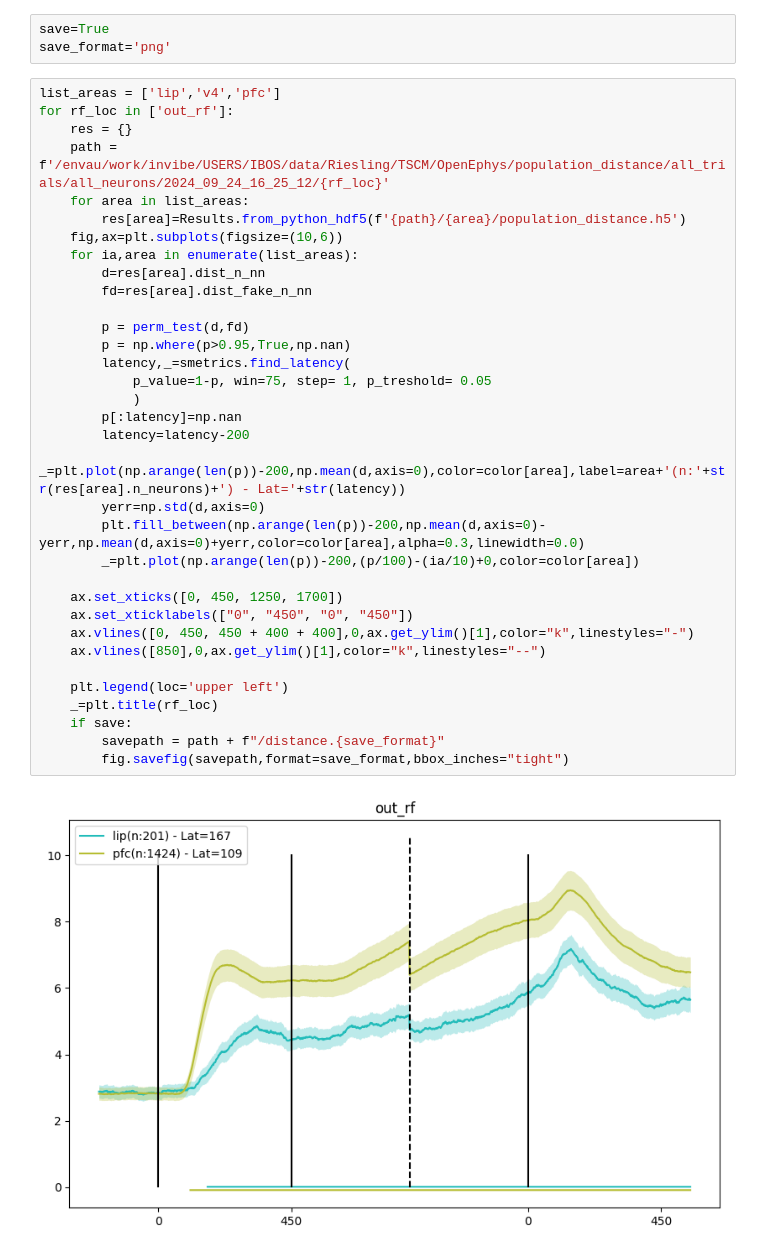
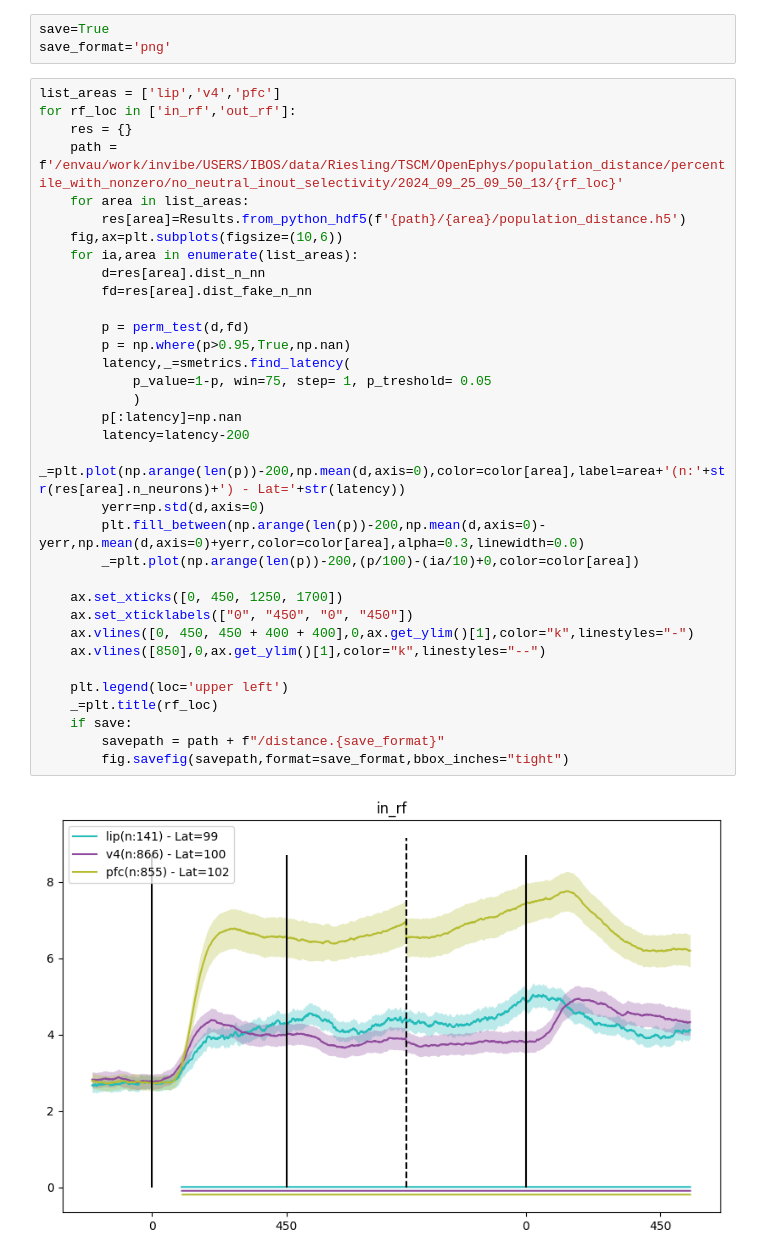
Before and after one commit to Ibos-lab/Users, a Jupyter notebook: losadac/population_distance/latencies_plots.ipynb, the cells around one changed output. Saved outputs shown, nothing was run; the diff lists cells and outputs as text.

Commit message:
wip: cosine distance

```diff
--- a/losadac/population_distance/latencies_plots.ipynb
+++ b/losadac/population_distance/latencies_plots.ipynb
@@ -60,37 +60,37 @@ save=True
 save_format='png'
 # %%
 list_areas = ['lip','v4','pfc']
-for rf_loc in ['out_rf']:
+for rf_loc in ['in_rf','out_rf']:
     res = {}
-    path = f'/envau/work/invibe/USERS/IBOS/data/Riesling/TSCM/OpenEphys/population_distance/all_trials/all_neurons/2024_09_24_16_25_12/{rf_loc}'
+    path = f'/envau/work/invibe/USERS/IBOS/data/Riesling/TSCM/OpenEphys/population_distance/percentile_with_nonzero/no_neutral_inout_selectivity/2024_09_25_09_50_13/{rf_loc}'
     for area in list_areas:
         res[area]=Results.from_python_hdf5(f'{path}/{area}/population_distance.h5')
     fig,ax=plt.subplots(figsize=(10,6))
     for ia,area in enumerate(list_areas):
         d=res[area].dist_n_nn
         fd=res[area].dist_fake_n_nn
 
         p = perm_test(d,fd)
         p = np.where(p>0.95,True,np.nan)
         latency,_=smetrics.find_latency(
             p_value=1-p, win=75, step= 1, p_treshold= 0.05
             )
         p[:latency]=np.nan
         latency=latency-200
         _=plt.plot(np.arange(len(p))-200,np.mean(d,axis=0),color=color[area],label=area+'(n:'+str(res[area].n_neurons)+') - Lat='+str(latency))
         yerr=np.std(d,axis=0)
         plt.fill_between(np.arange(len(p))-200,np.mean(d,axis=0)-yerr,np.mean(d,axis=0)+yerr,color=color[area],alpha=0.3,linewidth=0.0)
         _=plt.plot(np.arange(len(p))-200,(p/100)-(ia/10)+0,color=color[area])
 
     ax.set_xticks([0, 450, 1250, 1700])
     ax.set_xticklabels(["0", "450", "0", "450"])
     ax.vlines([0, 450, 450 + 400 + 400],0,ax.get_ylim()[1],color="k",linestyles="-")
     ax.vlines([850],0,ax.get_ylim()[1],color="k",linestyles="--")
 
     plt.legend(loc='upper left')
     _=plt.title(rf_loc)
     if save:
         savepath = path + f"/distance.{save_format}"
         fig.savefig(savepath,format=save_format,bbox_inches="tight")
 # %% [output]
-[figure, old version]
+[figure, new version]
```
Also changed, not shown: parts of 1 cell of this notebook, 6 other files.
